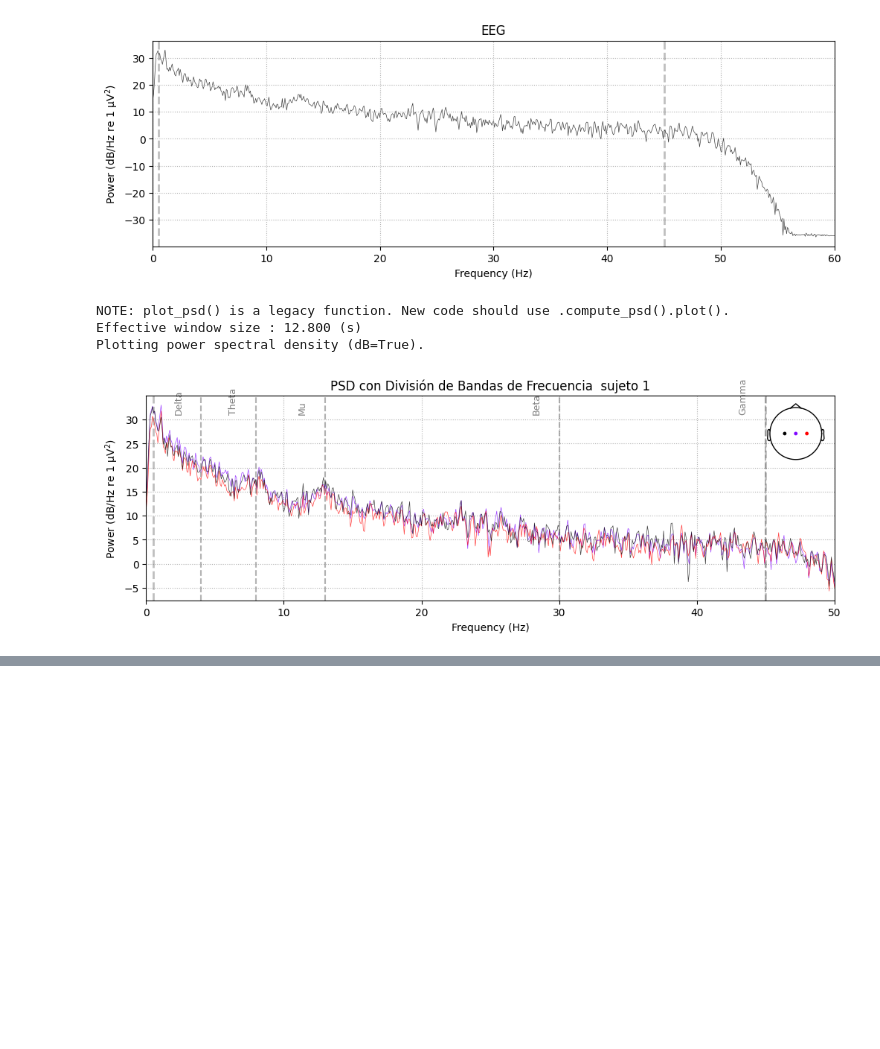
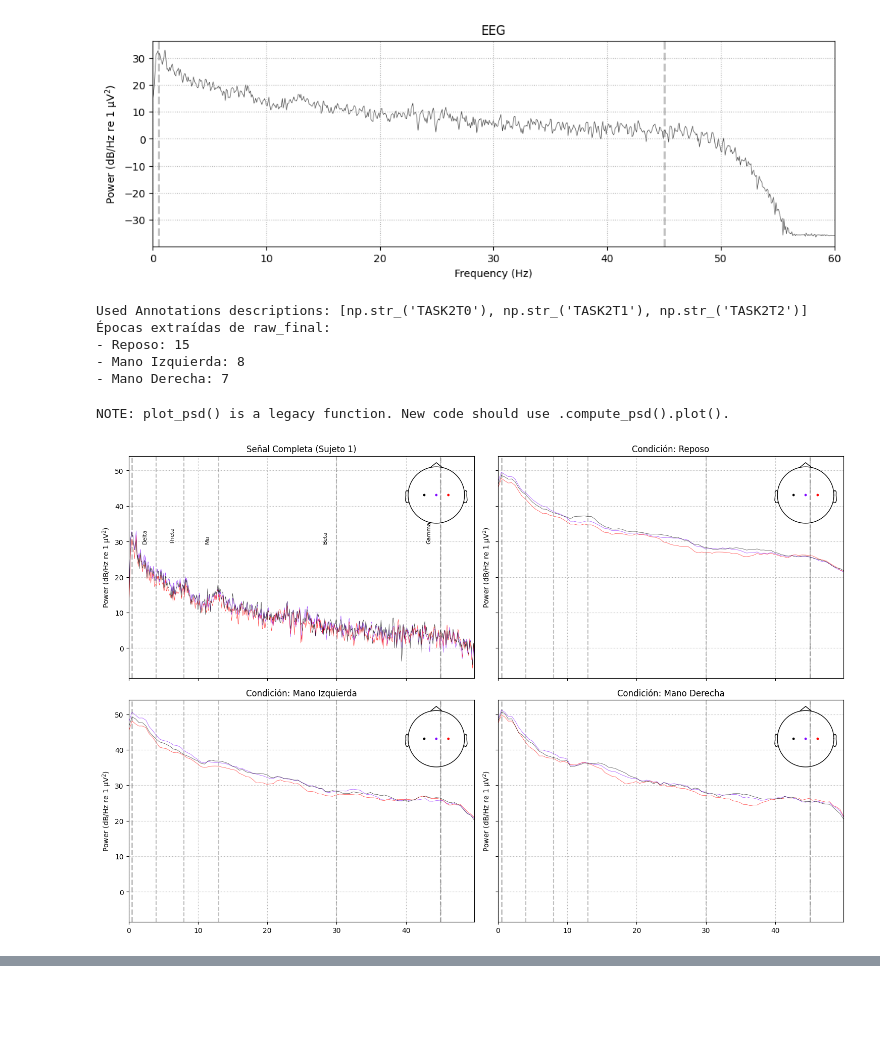
Before and after one commit to KarenAgudelo769/Proyecto_biosenales, a Jupyter notebook: codigo.ipynb, the cells around one changed output, grey strips where cells are left out. Saved outputs shown, nothing was run; the diff lists cells and outputs as text; code cells hidden in the pictures; blank space fills up the shorter version.

```diff
--- a/codigo.ipynb
+++ b/codigo.ipynb
@@ -130,32 +134,73 @@ Plotting power spectral density (dB=True).
 Need more than one channel to make topography for eeg. Disabling interactivity.
 [figure]
 [figure]
+# %%
+# 1. Extraer eventos de la señal ya filtrada
+events, event_id = mne.events_from_annotations(raw_final)
+
+# 2. Definir el diccionario con las 3 condiciones
+eventos_interes = {
+    'reposo': event_id['TASK2T0'],
+    'izquierda': event_id['TASK2T1'],
+    'derecha': event_id['TASK2T2']
+}
+
+# 3. Crear las épocas usando raw_final
+# tmin=0 y tmax=2 extrae segmentos de 2 segundos por cada tarea
+epocas = mne.Epochs(raw_final, events, event_id=eventos_interes,
+                    tmin=0, tmax=2, baseline=None, preload=True, verbose=False)
+
+# 4. Separar las señales en variables independientes
+data_reposo = epocas['reposo'].get_data()
+data_izquierda = epocas['izquierda'].get_data()
+data_derecha = epocas['derecha'].get_data()
+
+# Verificación de que se dividieron correctamente
+print(f"Épocas extraídas de raw_final:")
+print(f"- Reposo: {len(data_reposo)}")
+print(f"- Mano Izquierda: {len(data_izquierda)}")
+print(f"- Mano Derecha: {len(data_derecha)}")
+# %% [output]
+Used Annotations descriptions: [np.str_('TASK2T0'), np.str_('TASK2T1'), np.str_('TASK2T2')]
+Épocas extraídas de raw_final:
+- Reposo: 15
+- Mano Izquierda: 8
+- Mano Derecha: 7
 # %%
-# 1.límites de las bandas que sugerimos
-bandas = {
-    'Delta': 4,
-    'Theta': 8,
-    'Mu': 13,
-    'Beta': 30,
-    'Gamma': 45
-}
+# --- GRÁFICAS PSD EN SUBPLOTS ---
 
-# 2. Generar la gráfica de potencia (PSD)
-fig = raw_final.plot_psd(fmin=0, fmax=50, picks=['C3', 'Cz', 'C4'], show=False)
-ax = fig.axes[0] # Obtenemos el eje de la gráfica
+bandas_limites = {'Delta': 4, 'Theta': 8, 'Mu': 13, 'Beta': 30, 'Gamma': 45}
+canales = ['C3', 'Cz', 'C4']
 
-# 3. líneas verticales para cada banda
-for nombre, freq in bandas.items():
-    ax.axvline(x=freq, color='gray', linestyle='--', alpha=0.6)
-    ax.text(freq - 2, ax.get_ylim()[1] * 0.9, nombre, rotation=90, fontsize=9, color='gray')
+fig, axes = plt.subplots(2, 2, figsize=(15, 10), sharex=True, sharey=True)
+axs = axes.flatten()
 
-ax.set_title("PSD con División de Bandas de Frecuencia  sujeto 1")
+# Definición de datos para cada subplot
+config = [
+    (raw_final, "Señal Completa (Sujeto 1)"),
+    (epocas['reposo'], "Condición: Reposo"),
+    (epocas['izquierda'], "Condición: Mano Izquierda"),
+    (epocas['derecha'], "Condición: Mano Derecha")
+]
+
+for i, (obj_eeg, titulo) in enumerate(config):
+    # Generar PSD para el subplot correspondiente
+    obj_eeg.plot_psd(fmin=0, fmax=50, picks=canales, ax=axs[i], show=False, verbose=False)
+    axs[i].set_title(titulo)
+
+    # Añadir líneas de bandas
+    for nombre, freq in bandas_limites.items():
+        axs[i].axvline(x=freq, color='gray', linestyle='--', alpha=0.5)
+        # Etiquetas de texto solo en el primer subplot para mantener limpieza
+        if i == 0:
+            axs[i].text(freq - 2, axs[i].get_ylim()[1] * 0.85, nombre,
+                        rotation=90, fontsize=8, color='black')
+
+plt.tight_layout()
 plt.show()
 # %% [output]
 NOTE: plot_psd() is a legacy function. New code should use .compute_psd().plot().
-Effective window size : 12.800 (s)
-Plotting power spectral density (dB=True).
-[figure, old version]
+[figure, new version]
 # %% [markdown]
 Punto Negro: Representa el canal C3 (Hemisferio Izquierdo - Corteza Motora)
 
```
Also changed, not shown: parts of 8 cells of this notebook.
